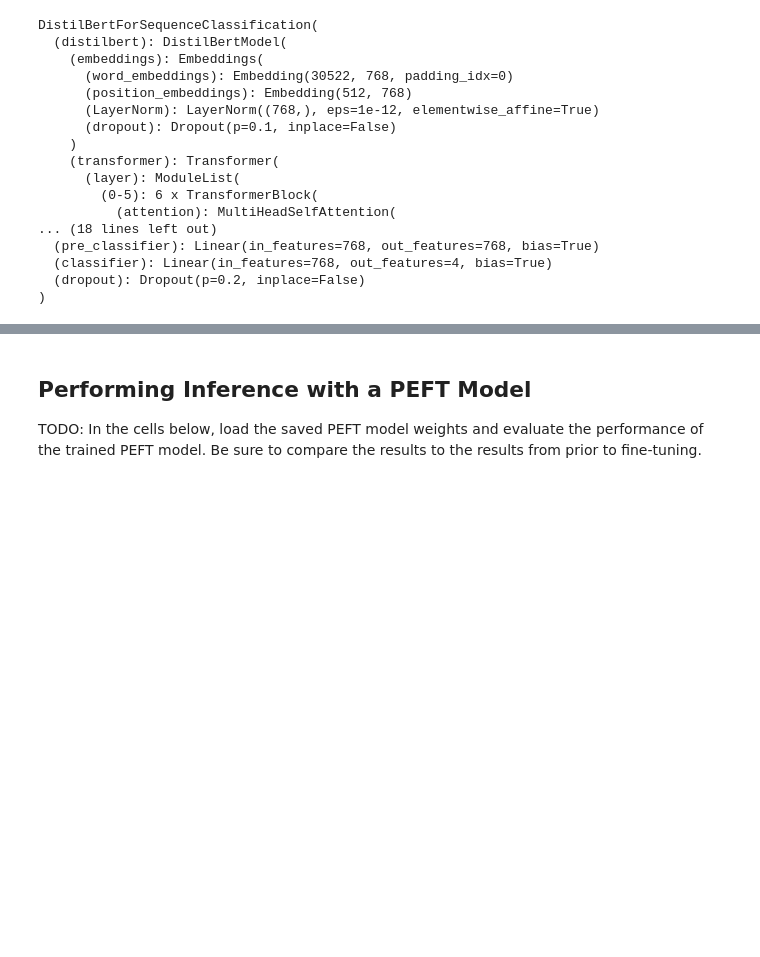
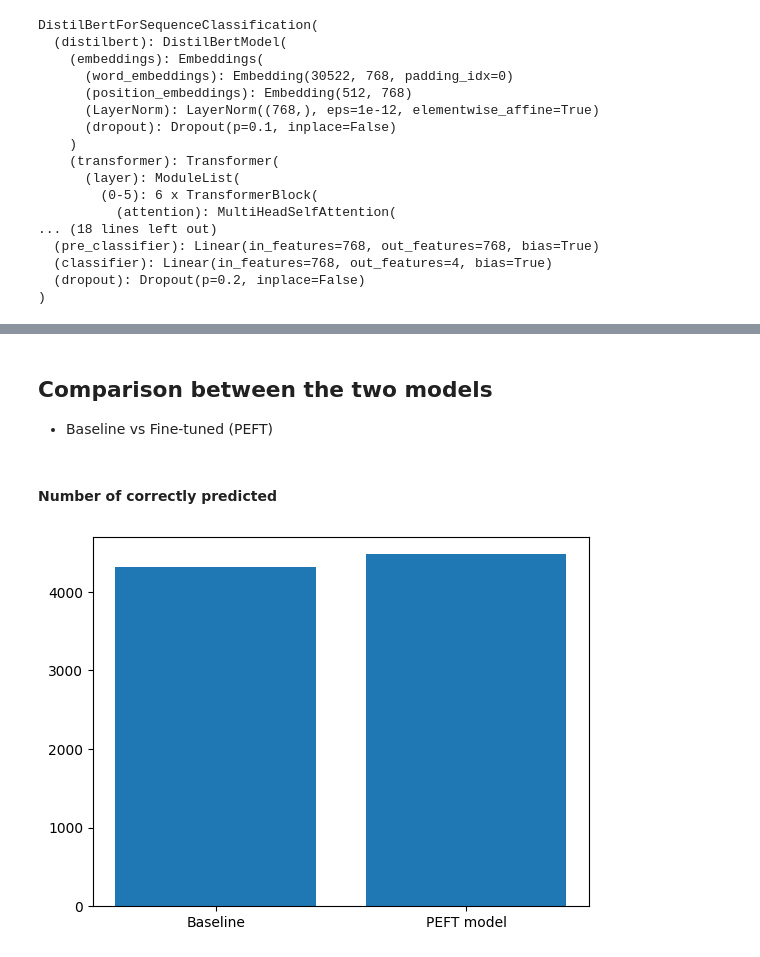
Before and after one commit to rajatsharma369007/peft-fine-tuning-genAI, a Jupyter notebook: LightweightFineTuning.ipynb, the cells around one changed output, grey strips where cells are left out. Drawn from its saved outputs; the diff is of its cells as text; code cells hidden in the pictures; blank space fills up the shorter version.

Commit message:
Added: completed comparison

```diff
--- a/LightweightFineTuning.ipynb
+++ b/LightweightFineTuning.ipynb
@@ -298,0 +343,6 @@ IndexError: Invalid key: 496 is out of bounds for size 0
+# %%
+from peft import AutoPeftModelForSequenceClassification
+model_lora = AutoPeftModelForSequenceClassification.from_pretrained("cls-lora",
+                                                                    num_labels = 4,
+                                                                    id2label = {0: "World", 1: "Sports", 2: "Business", 3: "Sci/Tech"},
+                                                                    label2id = {"World": 0, "Sports": 1, "Business": 2, "Sci/Tech": 3})
@@ -298,0 +352,3 @@ IndexError: Invalid key: 496 is out of bounds for size 0
+# %%
+trainer = Trainer(model_lora,
+                  eval_dataset=test_lora)
@@ -302,15 +366,15 @@ trainer.evaluate()
 # %%
-# View some results
+# view some results
 import pandas as pd
 
-df = pd.DataFrame(tokenized_ds["test"])
-df = df[["text", "label"]]
+df_tuned = pd.DataFrame(test_lora)
+df_tuned = df_tuned[["text", "labels"]]
 
 # Replace <br /> tags in the text with spaces
-df["text"] = df["text"].str.replace("<br />", " ")
+df_tuned["text"] = df_tuned["text"].str.replace("<br />", " ")
 
 # Add the model predictions to the dataframe
-predictions = trainer.predict(tokenized_ds["test"])
-df["predicted_label"] = np.argmax(predictions[0], axis=1)
+predictions = trainer.predict(test_lora)
+df_tuned["predicted_label"] = np.argmax(predictions[0], axis=1)
 
-df.head(2)
+df_tuned.head(10)
@@ -317,4 +393,3 @@ df.head(2)
-# %% [markdown]
-## Performing Inference with a PEFT Model
-
-TODO: In the cells below, load the saved PEFT model weights and evaluate the performance of the trained PEFT model. Be sure to compare the results to the results from prior to fine-tuning.
+# %% [markdown]
+## Comparison between the two models
+* Baseline vs Fine-tuned (PEFT)
@@ -320,0 +398,7 @@ TODO: In the cells below, load the saved PEFT model weights and evaluate the per
+# %% [markdown]
+#### Number of correctly predicted
+# %%
+data = {"Baseline":(df.label == df.predicted_label).sum(), "PEFT model":(df_tuned.labels == df_tuned.predicted_label).sum()}
+plt.bar(data.keys(), data.values());
+# %% [output]
+[figure, added]
```
Also changed, not shown: parts of 48 cells of this notebook.
